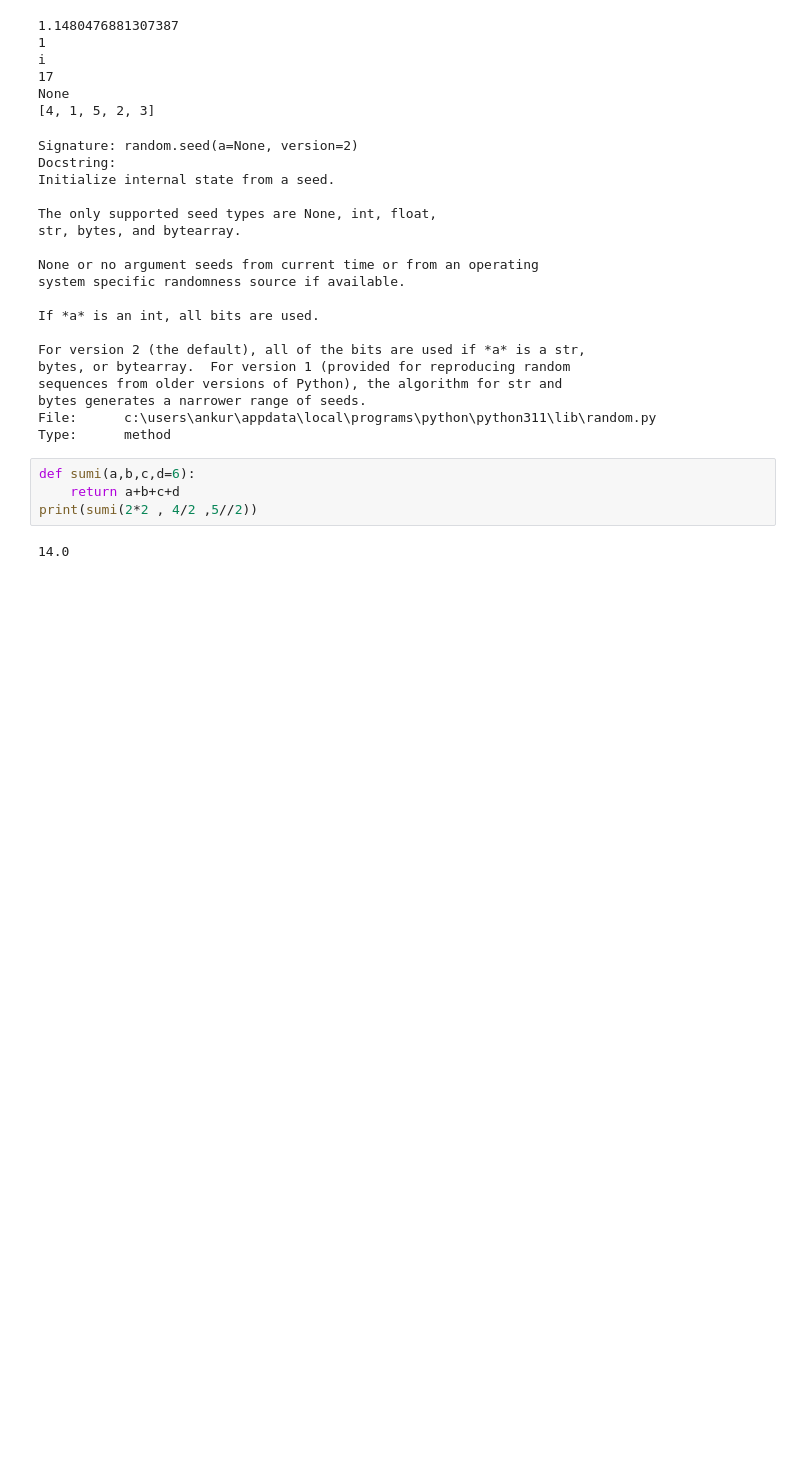
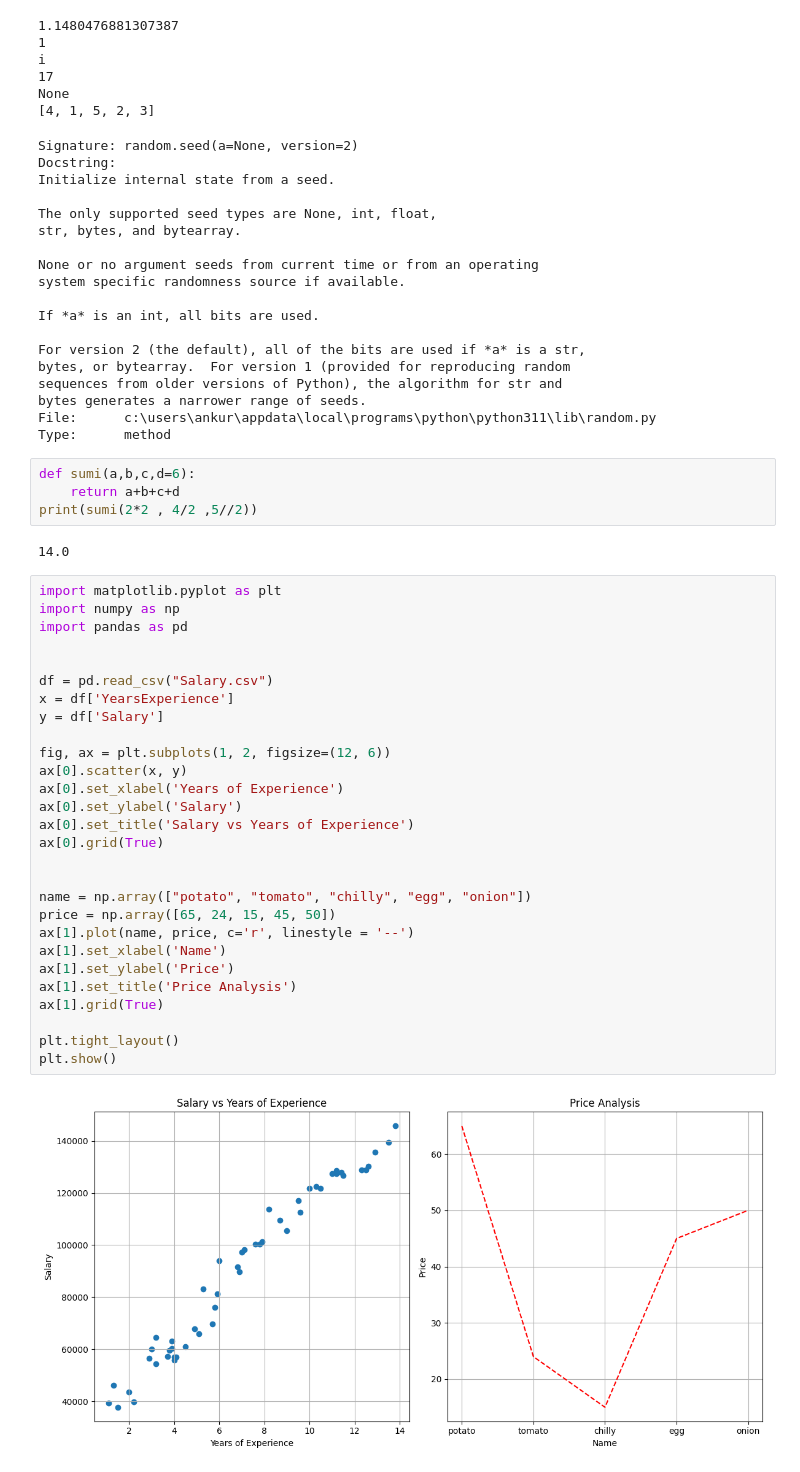
Before and after one commit to IIIT-Ranchi-CS2001/lab-codes-2023b-AnkurSingh10, a Jupyter notebook: lab_works/classnotes.ipynb, the cells around one changed output. Saved outputs shown, nothing was run; the diff lists cells and outputs as text; blank space fills up the shorter version.

```diff
--- a/lab_works/classnotes.ipynb
+++ b/lab_works/classnotes.ipynb
@@ -340,3 +340,33 @@ def sumi(a,b,c,d=6):
 print(sumi(2*2 , 4/2 ,5//2))
 # %% [output]
 14.0
+# %%
+import matplotlib.pyplot as plt
+import numpy as np
+import pandas as pd
+
+
+df = pd.read_csv("Salary.csv")
+x = df['YearsExperience']
+y = df['Salary']
+
+fig, ax = plt.subplots(1, 2, figsize=(12, 6))
+ax[0].scatter(x, y)
+ax[0].set_xlabel('Years of Experience')
+ax[0].set_ylabel('Salary')
+ax[0].set_title('Salary vs Years of Experience')
+ax[0].grid(True)
+
+
+name = np.array(["potato", "tomato", "chilly", "egg", "onion"])
+price = np.array([65, 24, 15, 45, 50])
+ax[1].plot(name, price, c='r', linestyle = '--')
+ax[1].set_xlabel('Name')
+ax[1].set_ylabel('Price')
+ax[1].set_title('Price Analysis')
+ax[1].grid(True)
+
+plt.tight_layout()
+plt.show()
+# %% [output]
+[figure, added]
```
Also changed, not shown: parts of 6 cells of this notebook, 8 other files.
